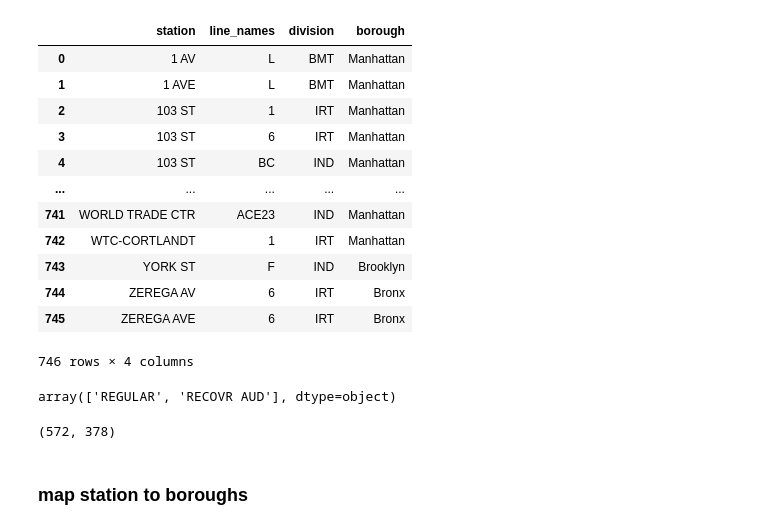
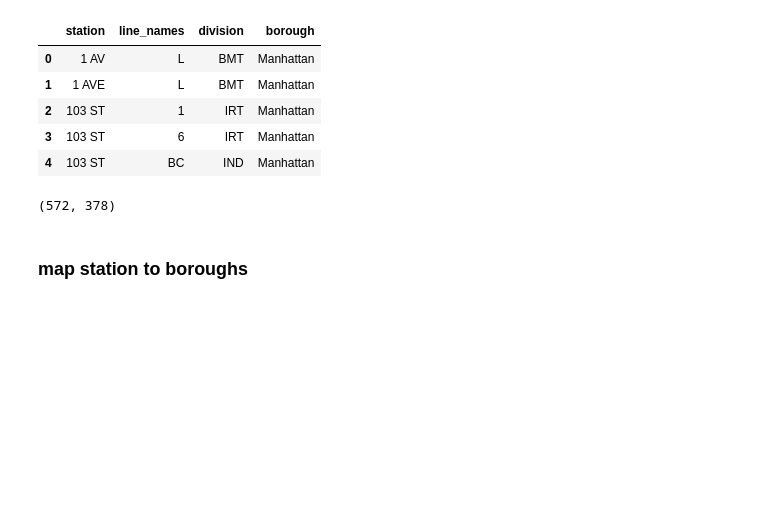
Before and after one commit to sujeongcha/TimeSeries-Transporation-and-Covid19, a Jupyter notebook: subway_data.ipynb, the cells around one changed output. Drawn from its saved outputs; the diff is of its cells as text; code cells hidden in the pictures; blank space fills up the shorter version.

```diff
--- a/subway_data.ipynb
+++ b/subway_data.ipynb
@@ -117,24 +61,13 @@ data
 # %%
 stations_df = pd.read_csv("https://raw.githubusercontent.com/toddwschneider/nyc-subway-turnstile-data/16d45bab6104b443bffb2f62bedad4ad587d3e96/lib/stations.csv")
-stations_df
+stations_df.head(5)
 # %% [output]
 |  | station | line_names | division | borough |
 | 0 | 1 AV | L | BMT | Manhattan |
 | 1 | 1 AVE | L | BMT | Manhattan |
 | 2 | 103 ST | 1 | IRT | Manhattan |
 | 3 | 103 ST | 6 | IRT | Manhattan |
 | 4 | 103 ST | BC | IND | Manhattan |
-| ... | ... | ... | ... | ... |
-| 741 | WORLD TRADE CTR | ACE23 | IND | Manhattan |
-| 742 | WTC-CORTLANDT | 1 | IRT | Manhattan |
-| 743 | YORK ST | F | IND | Brooklyn |
-| 744 | ZEREGA AV | 6 | IRT | Bronx |
-| 745 | ZEREGA AVE | 6 | IRT | Bronx |
-746 rows × 4 columns
-# %%
-data["DESC"].unique()
-# %% [output]
-array(['REGULAR', 'RECOVR AUD'], dtype=object)
 # %%
 len(stations_df["station"].unique()), len(data["STATION"].unique())
 # %% [output]
```
Also changed, not shown: parts of 28 cells of this notebook.
